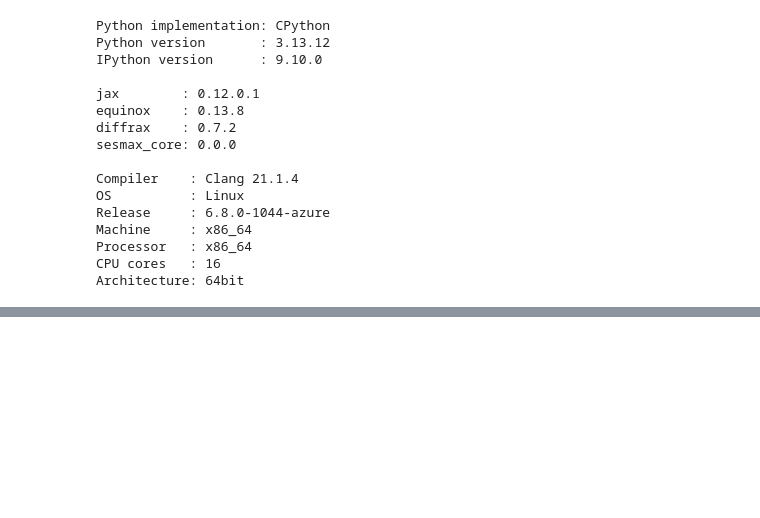
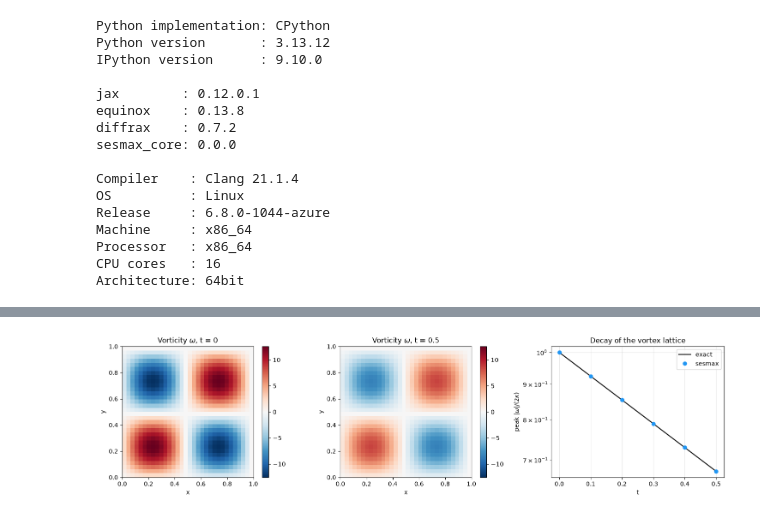
Before and after one commit to jejjohnson/sesmax, a Jupyter notebook: docs/notebooks/step13_channel_flow.ipynb, the cells around one changed output, grey strips where cells are left out. Saved outputs shown, nothing was run; the diff lists cells and outputs as text; code cells hidden in the pictures; blank space fills up the shorter version.

```diff
--- a/docs/notebooks/step13_channel_flow.ipynb
+++ b/docs/notebooks/step13_channel_flow.ipynb
@@ -377,0 +329,84 @@ The negative gradient confirms that increasing viscosity reduces the final enstr
+# %%
+# Shapes: N_Ωx,x = N_Ωx,y = 32 interior cells; N_T = 6 saved times;
+# A = (N_Ωx,y + 2) × (N_Ωx,x + 2) with the ghosts
+
+box_viscosity = 0.01
+box_time = 0.5
+# κ = 2π / L, L = 1
+wavenumber = 2.0 * jnp.pi
+
+
+def taylor_green(model, time):
+    """Exact Taylor–Green vorticity on the model's nodes at time t."""
+    # xᵢ = i Δx, yⱼ = j Δy
+    node_x = jnp.arange(model.grid.Nx) * model.grid.dx
+    node_y = jnp.arange(model.grid.Ny) * model.grid.dy
+    grid_x, grid_y = jnp.meshgrid(node_x, node_y)  # → A each
+    # e^(−2νκ²t)
+    decay = jnp.exp(-2.0 * model.params.nu * wavenumber**2 * time)  # → ()
+    # ω = 2κ sin(κx) sin(κy) e^(−2νκ²t)
+    lattice = jnp.sin(wavenumber * grid_x) * jnp.sin(wavenumber * grid_y)
+    return 2.0 * wavenumber * lattice * decay
+
+
+# today (sesmax_core)
+box_model = sxt.IncompressibleNS2D.create(
+    nx=num_cells,
+    ny=num_cells,
+    nu=box_viscosity,
+    problem="periodic",
+    method="upwind3",
+)
+box_times = jnp.linspace(0.0, box_time, 6)  # → (N_T,)
+# today (sesmax_core, diffrax)
+box_solution = box_model.integrate(  # ω → N_T × A
+    sxt.NSVorticityState(omega=taylor_green(box_model, 0.0)),
+    t0=0.0,
+    t1=box_time,
+    dt=0.001,
+    saveat=dfx.SaveAt(ts=box_times),
+)
+
+interior = (slice(1, -1), slice(1, -1))
+# maxᵢⱼ |ωᵢⱼ(tₖ)| / (2κ)
+interior_omega = box_solution.ys.omega[:, *interior]  # → N_T × N_Ωx,y × N_Ωx,x
+numerical_peak = einx.max("t [y x] -> t", jnp.abs(interior_omega)) / (2.0 * wavenumber)
+# e^(−2νκ²t)
+exact_peak = jnp.exp(-2.0 * box_viscosity * wavenumber**2 * box_times)  # → (N_T,)
+# ω(t₁) − ωᵉˣᵃᶜᵗ(t₁)
+final_difference = box_solution.ys.omega[-1] - taylor_green(box_model, box_time)
+
+fig, axes = plt.subplots(1, 3, figsize=(15, 4))
+fields = [
+    (box_solution.ys.omega[0], "t = 0"),
+    (box_solution.ys.omega[-1], f"t = {box_time}"),
+]
+for ax, (field, label) in zip(axes[:2], fields, strict=True):
+    image = ax.imshow(
+        field[interior],
+        origin="lower",
+        extent=(0.0, 1.0, 0.0, 1.0),
+        cmap="RdBu_r",
+        vmin=-2.0 * float(wavenumber),
+        vmax=2.0 * float(wavenumber),
+    )
+    ax.set_title(rf"Vorticity $\omega$, {label}")
+    ax.set_xlabel("x")
+    ax.set_ylabel("y")
+    plt.colorbar(image, ax=ax)
+axes[2].semilogy(box_times, exact_peak, "k-", lw=1.5, label="exact")
+axes[2].semilogy(box_times, numerical_peak, "o", color="#2196F3", label="sesmax")
+axes[2].set_xlabel("t")
+axes[2].set_ylabel(r"peak $|\omega| / (2\kappa)$")
+axes[2].set_title("Decay of the vortex lattice")
+axes[2].legend()
+axes[2].grid(True, alpha=0.3)
+plt.tight_layout()
+plt.show()
+
+rms_difference = jnp.sqrt(jnp.mean(final_difference[interior] ** 2))
+print(f"Peak ratio at t = {box_time}: {float(numerical_peak[-1]):.5f}")
+print(f"Exact decay factor:        {float(exact_peak[-1]):.5f}")
+print(f"RMS vorticity error:       {float(rms_difference):.3e}")
+# %% [output]
+[figure, added]
```
Also changed, not shown: parts of 37 cells of this notebook, 2 other files.
